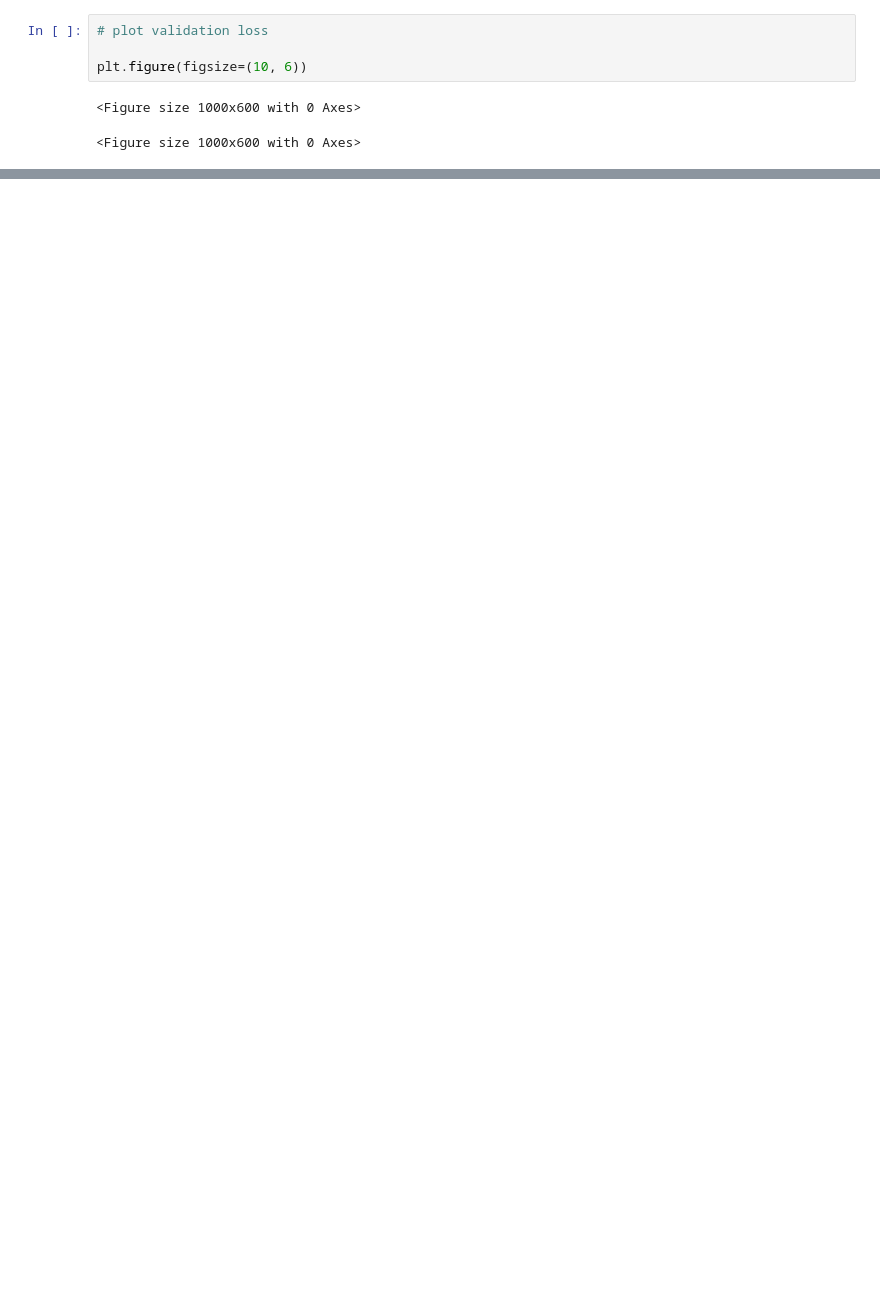
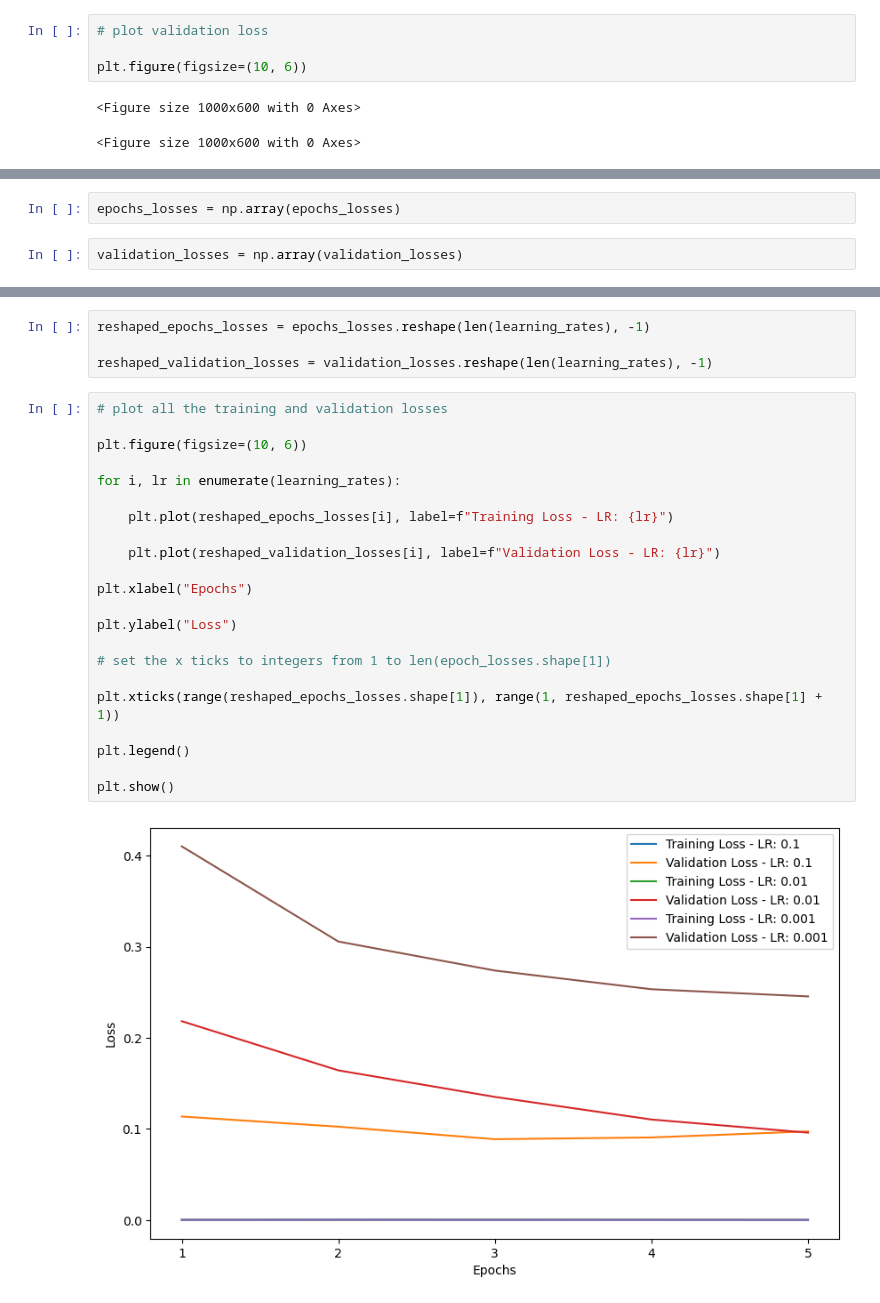
Before and after one commit to michelexyz/deeplearning_assignments, a Jupyter notebook: Assigment1/assigment.ipynb, the cells around one changed output, grey strips where cells are left out. Drawn from its saved outputs; the diff is of its cells as text; blank space fills up the shorter version.

```diff
--- a/Assigment1/assigment.ipynb
+++ b/Assigment1/assigment.ipynb
@@ -1300,0 +1481,4 @@ plt.figure(figsize=(10, 6))
+# %%
+epochs_losses = np.array(epochs_losses)
+# %%
+validation_losses = np.array(validation_losses)
@@ -1300,0 +1505,28 @@ plt.figure(figsize=(10, 6))
+# %%
+reshaped_epochs_losses = epochs_losses.reshape(len(learning_rates), -1)
+
+reshaped_validation_losses = validation_losses.reshape(len(learning_rates), -1)
+# %%
+# plot all the training and validation losses
+
+plt.figure(figsize=(10, 6))
+
+for i, lr in enumerate(learning_rates):
+
+    plt.plot(reshaped_epochs_losses[i], label=f"Training Loss - LR: {lr}")
+
+    plt.plot(reshaped_validation_losses[i], label=f"Validation Loss - LR: {lr}")
+
+plt.xlabel("Epochs")
+
+plt.ylabel("Loss")
+
+# set the x ticks to integers from 1 to len(epoch_losses.shape[1])
+
+plt.xticks(range(reshaped_epochs_losses.shape[1]), range(1, reshaped_epochs_losses.shape[1] + 1))
+
+plt.legend()
+
+plt.show()
+# %% [output]
+[figure, added]
```
Also changed, not shown: parts of 35 cells of this notebook, 12 other files.
